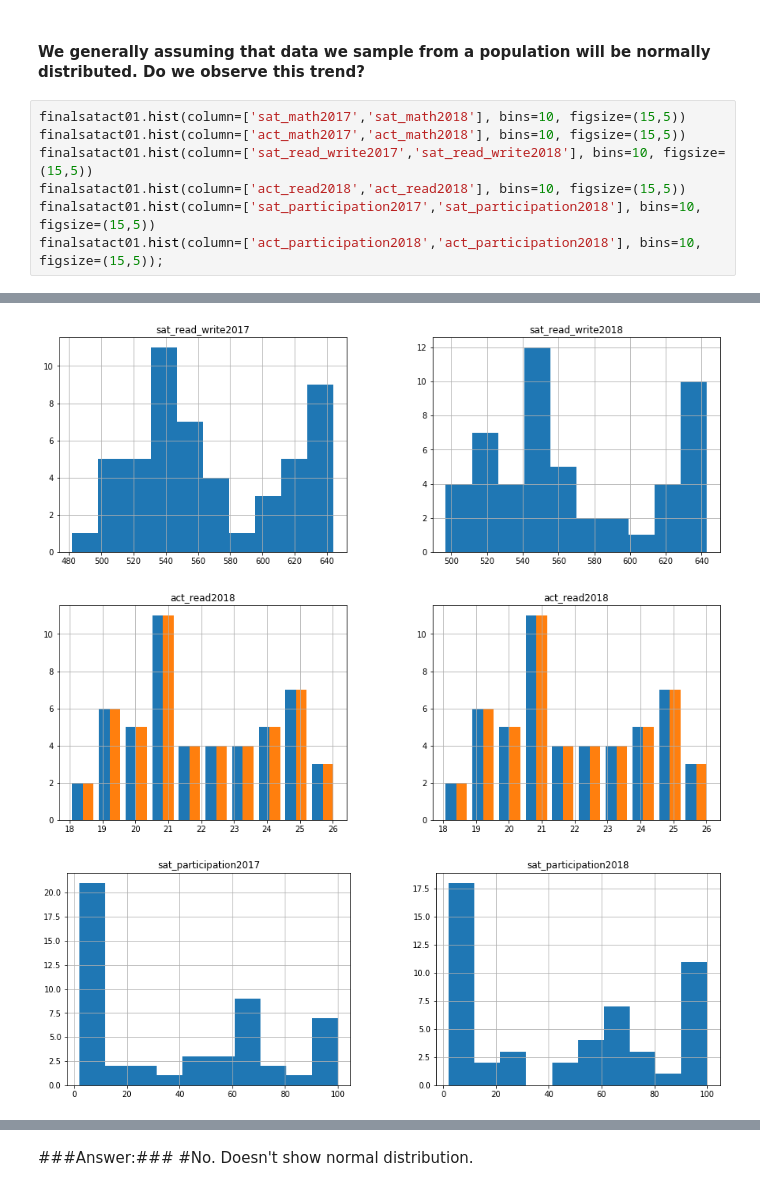
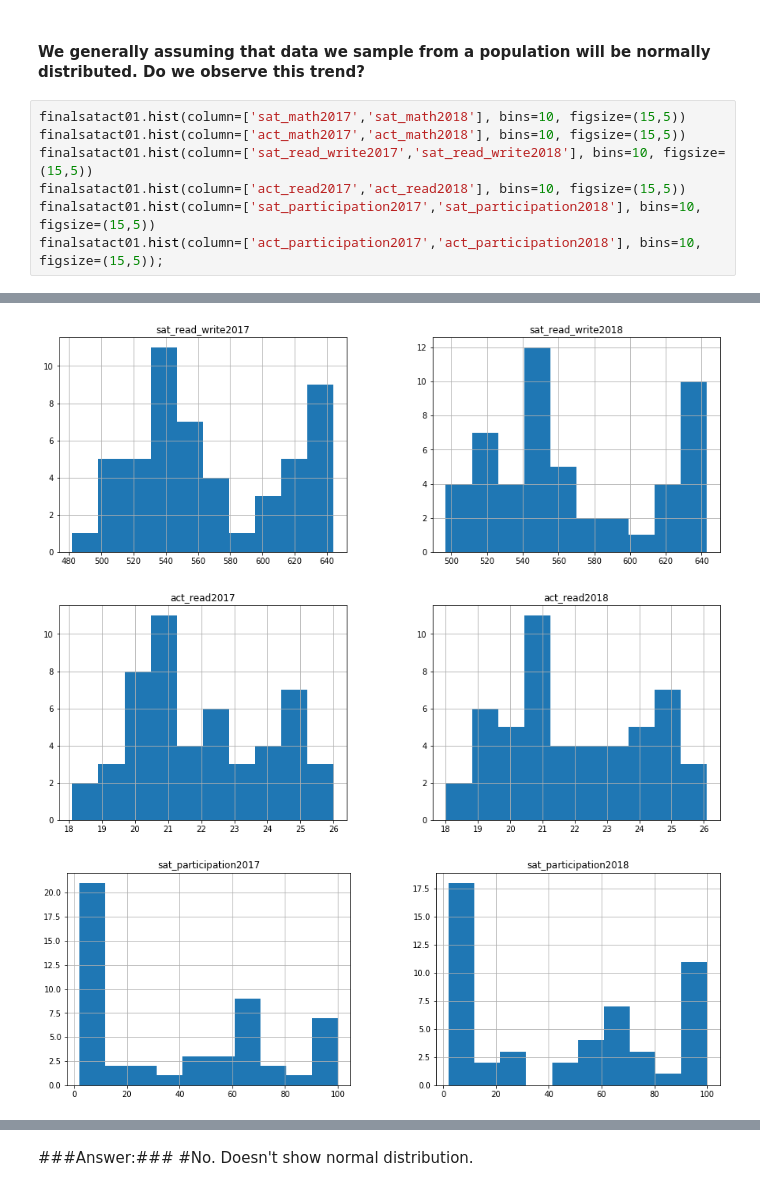
Before and after one commit to WilliamLVB/dsi09_project01, a Jupyter notebook: WS_starter-code_project01.ipynb, the cells around one changed output, grey strips where cells are left out. Drawn from its saved outputs; the diff is of its cells as text.

```diff
--- a/WS_starter-code_project01.ipynb
+++ b/WS_starter-code_project01.ipynb
@@ -982,13 +982,13 @@ finalsatact01.describe().T
 # %%
 finalsatact01.hist(column=['sat_math2017','sat_math2018'], bins=10, figsize=(15,5))
 finalsatact01.hist(column=['act_math2017','act_math2018'], bins=10, figsize=(15,5))
 finalsatact01.hist(column=['sat_read_write2017','sat_read_write2018'], bins=10, figsize=(15,5))
-finalsatact01.hist(column=['act_read2018','act_read2018'], bins=10, figsize=(15,5))
+finalsatact01.hist(column=['act_read2017','act_read2018'], bins=10, figsize=(15,5))
 finalsatact01.hist(column=['sat_participation2017','sat_participation2018'], bins=10, figsize=(15,5))
-finalsatact01.hist(column=['act_participation2018','act_participation2018'], bins=10, figsize=(15,5));
+finalsatact01.hist(column=['act_participation2017','act_participation2018'], bins=10, figsize=(15,5));
 # %% [output]
 [figure]
 [figure]
 [figure]
-[figure, old version]
+[figure, new version]
 [figure]
```
Also changed, not shown: parts of 4 cells of this notebook.
